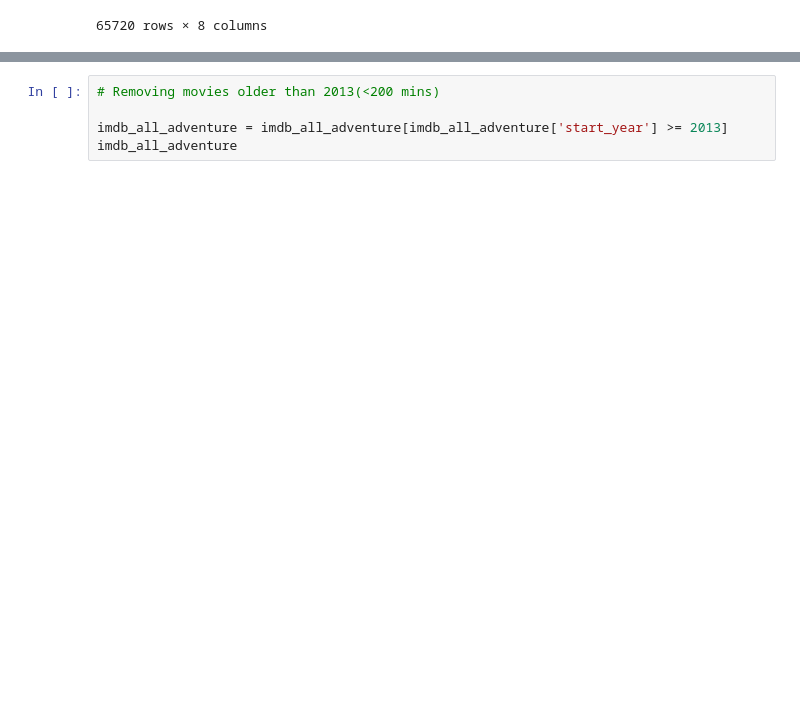
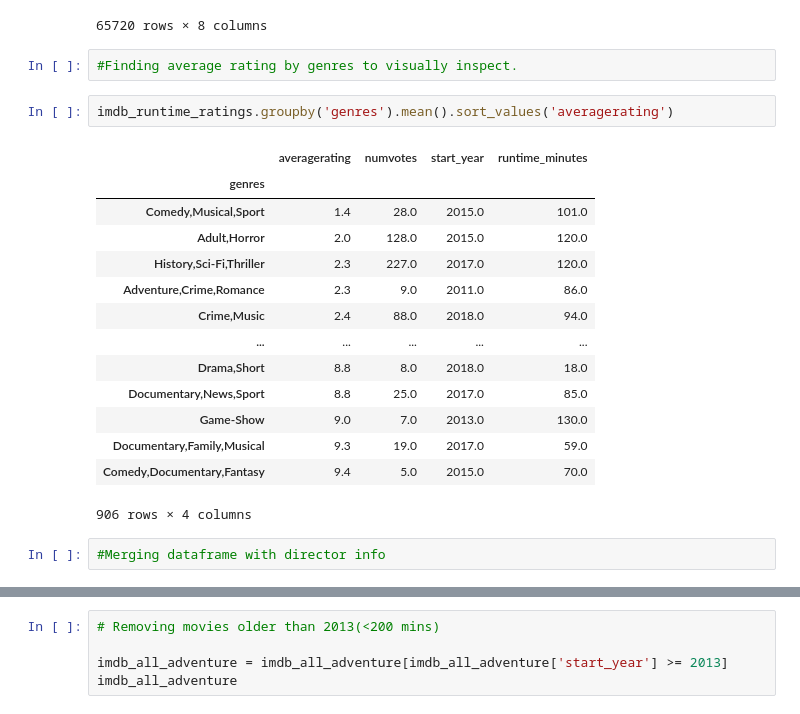
Before and after one commit to alexanderdaffara/Movies_Insights_EDA, a Jupyter notebook: utku.ipynb, the cells around one changed output, grey strips where cells are left out. Drawn from its saved outputs; the diff is of its cells as text; blank space fills up the shorter version.

```diff
--- a/utku.ipynb
+++ b/utku.ipynb
@@ -331,4 +299,25 @@ imdb_runtime_ratings
 | 73854 | tt9886934 | 7.0 | 5 | The Projectionist | The Projectionist | 2019 | 81.0 | ... |
 | 73855 | tt9894098 | 6.3 | 128 | Sathru | Sathru | 2019 | 129.0 | ... |
 65720 rows × 8 columns
+# %%
+#Finding average rating by genres to visually inspect.
+# %%
+imdb_runtime_ratings.groupby('genres').mean().sort_values('averagerating')
+# %% [output]
+|  | averagerating | numvotes | start_year | runtime_minutes |
+| genres |  |  |  |  |
+| Comedy,Musical,Sport | 1.4 | 28.0 | 2015.0 | 101.0 |
+| Adult,Horror | 2.0 | 128.0 | 2015.0 | 120.0 |
+| History,Sci-Fi,Thriller | 2.3 | 227.0 | 2017.0 | 120.0 |
+| Adventure,Crime,Romance | 2.3 | 9.0 | 2011.0 | 86.0 |
+| Crime,Music | 2.4 | 88.0 | 2018.0 | 94.0 |
+| ... | ... | ... | ... | ... |
+| Drama,Short | 8.8 | 8.0 | 2018.0 | 18.0 |
+| Documentary,News,Sport | 8.8 | 25.0 | 2017.0 | 85.0 |
+| Game-Show | 9.0 | 7.0 | 2013.0 | 130.0 |
+| Documentary,Family,Musical | 9.3 | 19.0 | 2017.0 | 59.0 |
+| Comedy,Documentary,Fantasy | 9.4 | 5.0 | 2015.0 | 70.0 |
+906 rows × 4 columns
+# %%
+#Merging dataframe with director info
 # %%
```
Also changed, not shown: parts of 31 cells of this notebook.
